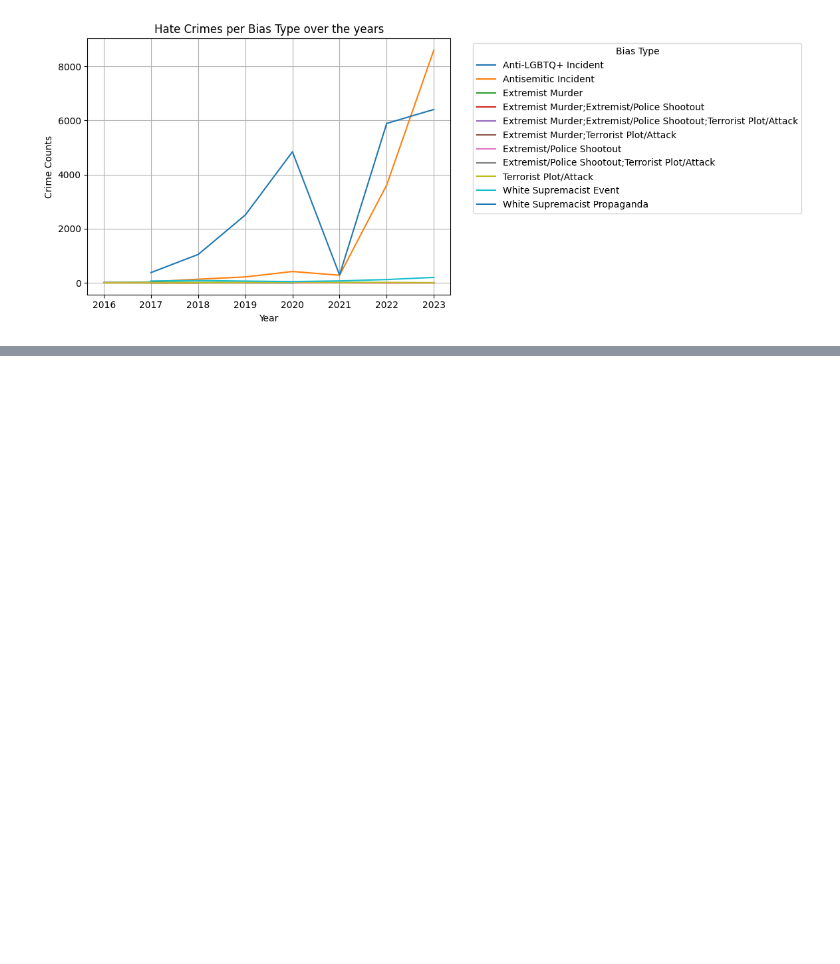
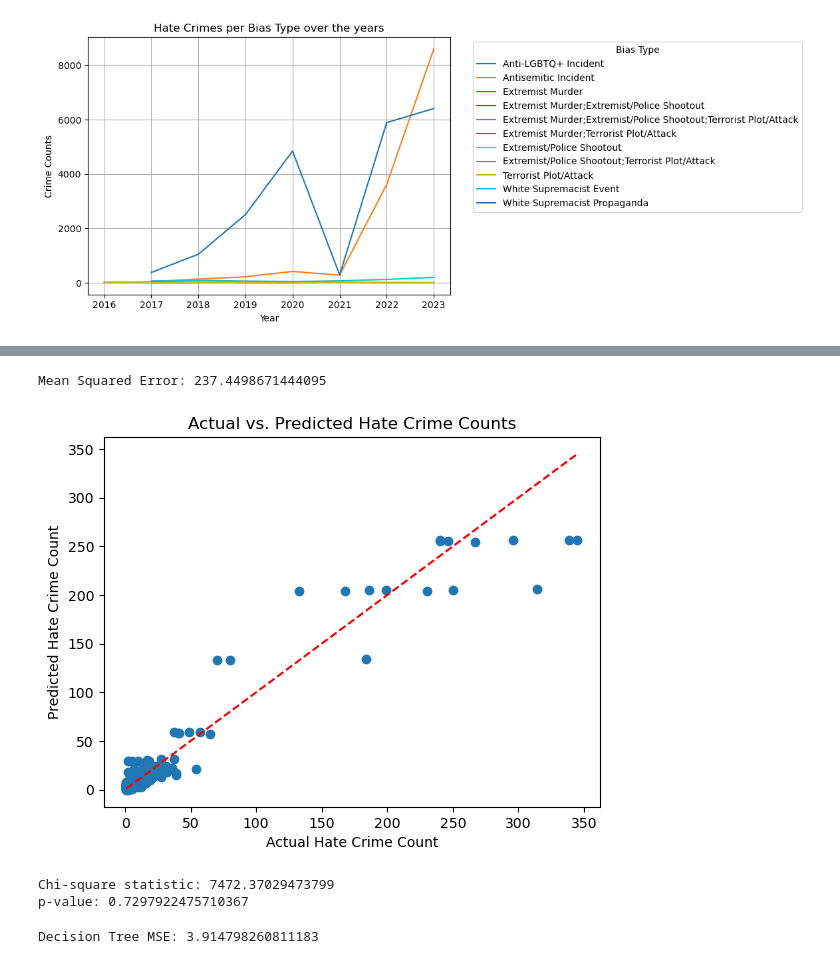
Before and after one commit to e-sider/cmsc320-final, a Jupyter notebook: newer_final_tutorial.ipynb, the cells around one changed output, grey strips where cells are left out. Cells and saved outputs as stored; diff of their text form; code cells hidden in the pictures; blank space fills up the shorter version.

Commit message:
structured better. Still need to add explainations to everything
add explainations
do smn with the adl data

```diff
--- a/newer_final_tutorial.ipynb
+++ b/newer_final_tutorial.ipynb
@@ -387,0 +393,62 @@ print(anti_jewish_data)
+# %%
+# Group the data by 'data_year' and 'state_name' and count the number of hate crimes for each group
+hate_crime_counts = anti_jewish_data.groupby(['data_year', 'state_name']).size().reset_index(name='hate_crime_count')
+
+# Create a new DataFrame with 'data_year', 'state_name', and 'hate_crime_count'
+new_df = hate_crime_counts.copy()
+
+X = new_df[['data_year', 'state_name']]
+y = new_df['hate_crime_count']
+
+
+# Perform one-hot encoding for categorical features
+X_encoded = pd.get_dummies(X, columns=['state_name'])
+
+# Train-Test Split
+X_train, X_test, y_train, y_test = train_test_split(X_encoded, y, test_size=0.2, random_state=42)
+
+# Model Training
+model = LinearRegression()
+model.fit(X_train, y_train)
+
+# Model Evaluation
+y_pred = model.predict(X_test)
+mse = mean_squared_error(y_test, y_pred)
+print('Mean Squared Error:', mse)
+# %% [output]
+Mean Squared Error: 237.4498671444095
+# %%
+plt.scatter(y_test, y_pred)
+plt.xlabel('Actual Hate Crime Count')
+plt.ylabel('Predicted Hate Crime Count')
+plt.title('Actual vs. Predicted Hate Crime Counts')
+
+plt.plot([min(y_test), max(y_test)], [min(y_test), max(y_test)], color='red', linestyle='--')  # Diagonal line
+
+plt.show()
+# %% [output]
+[figure, added]
+# %%
+
+contingency_table = pd.crosstab(new_df['state_name'], new_df['hate_crime_count'])
+
+# Perform chi-square test
+chi2, p, dof, expected = chi2_contingency(contingency_table)
+print('Chi-square statistic:', chi2)
+print('p-value:', p)
+# %% [output]
+Chi-square statistic: 7472.37029473799
+p-value: 0.7297922475710367
+# %%
+from sklearn.tree import DecisionTreeRegressor
+
+# Initialize and train the decision tree model
+dt_model = DecisionTreeRegressor(random_state=42)
+dt_model.fit(X_train, y_train)
+
+# Make predictions and evaluate the model
+y_pred_dt = dt_model.predict(X_test)
+mse_dt = mean_squared_error(y_test, y_pred_dt)
+print('Decision Tree MSE:', mse_dt)
+# %% [output]
+Decision Tree MSE: 3.914798260811183
```
Also changed, not shown: parts of 44 cells of this notebook.
